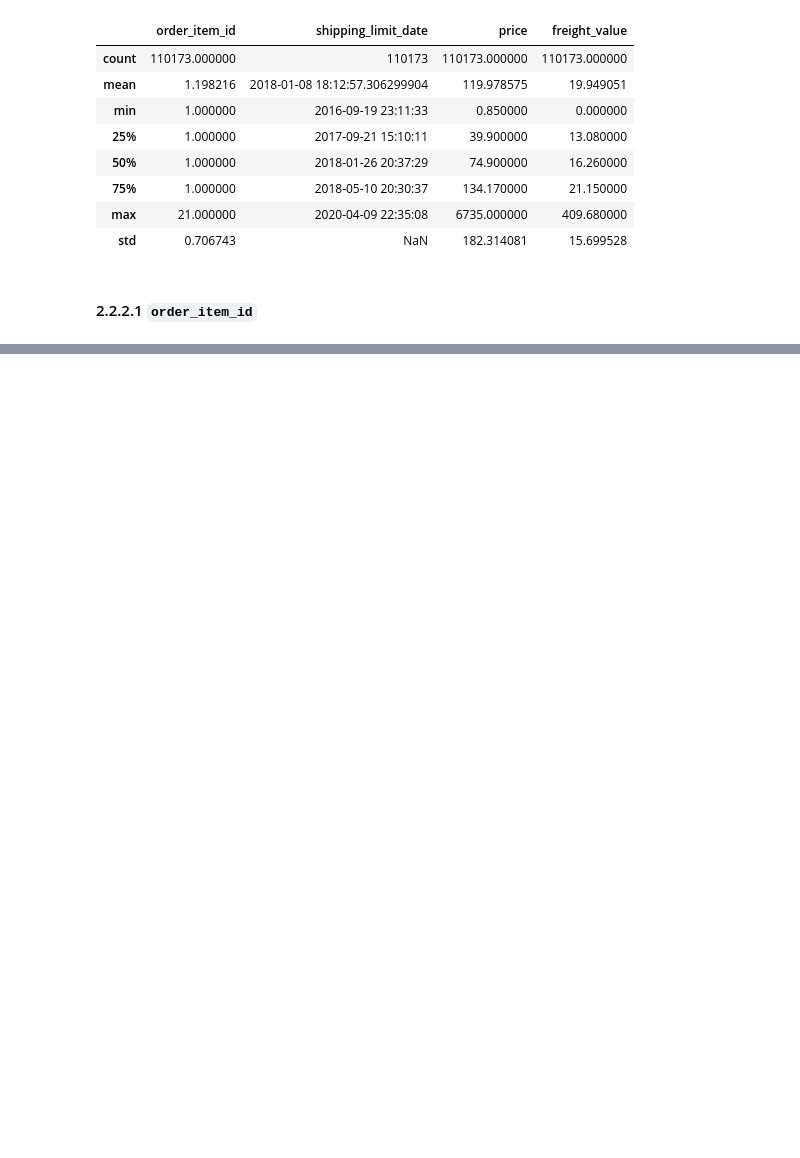
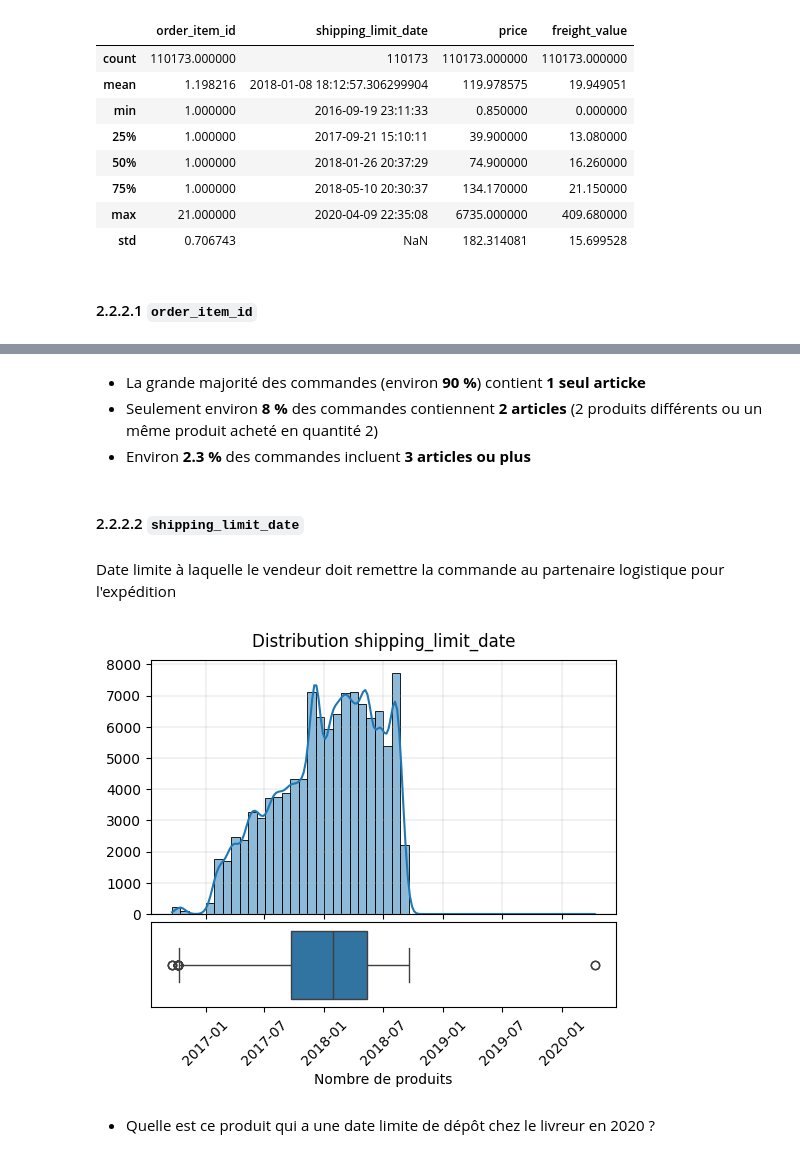
Before and after one commit to Christophe-Aballea/OC_projet5_Segmentez_des_clients_d_un_site_ecommerce, a Jupyter notebook: P05_Notebook2_EDA_FE.ipynb, the cells around one changed output, grey strips where cells are left out. Drawn from its saved outputs; the diff is of its cells as text; code cells hidden in the pictures; blank space fills up the shorter version.

```diff
--- a/P05_Notebook2_EDA_FE.ipynb
+++ b/P05_Notebook2_EDA_FE.ipynb
@@ -664,0 +780,15 @@ plot_distribution(df_order_items, 'order_item_id', 'Nombre de lignes de commande
+# %% [markdown]
+* La grande majorité des commandes (environ **90 %**) contient **1 seul articke**
+* Seulement environ **8 %** des commandes contiennent **2 articles** (2 produits différents ou un même produit acheté en quantité 2)
+* Environ **2.3 %** des commandes incluent **3 articles ou plus**
+# %% [markdown]
+#### 2.2.2.2 `shipping_limit_date`
+# %% [markdown]
+Date limite à laquelle le vendeur doit remettre la commande au partenaire logistique pour l'expédition
+# %%
+# Affichage de la distibution
+plot_distribution(df_order_items, 'shipping_limit_date', 'Nombre de produits', '', x_tick_angle=45)
+# %% [output]
+[figure, added]
+# %% [markdown]
+* Quelle est ce produit qui a une date limite de dépôt chez le livreur en 2020 ?
```
Also changed, not shown: parts of 22 cells of this notebook, 1 other file.
